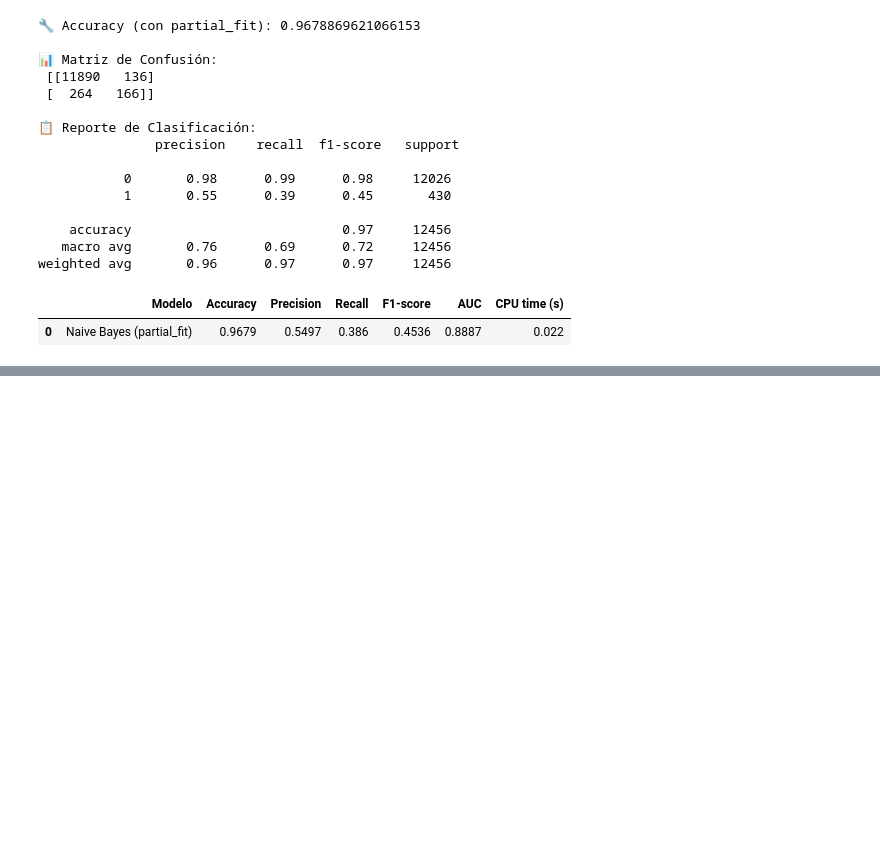
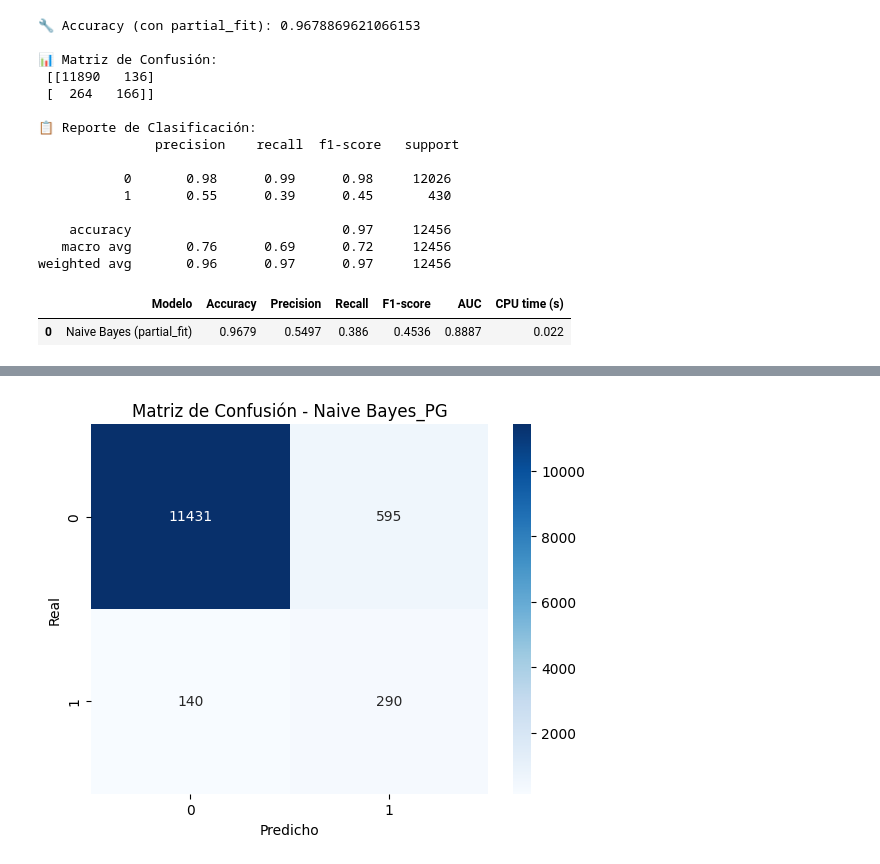
Before and after one commit to jthowinsson/Tornado_Forecast, a Jupyter notebook: docs/Naive_Bayes.ipynb, the cells around one changed output, grey strips where cells are left out. Drawn from its saved outputs; the diff is of its cells as text; code cells hidden in the pictures; blank space fills up the shorter version.

```diff
--- a/docs/Naive_Bayes.ipynb
+++ b/docs/Naive_Bayes.ipynb
@@ -340,0 +415,10 @@ Para este caso específico, no se justifica el uso de partial_fit() en términos
+# %%
+# 🔲 MATRIZ DE CONFUSIÓN
+cm = confusion_matrix(y_test, y_pred)
+sns.heatmap(cm, annot=True, fmt='g', cmap='Blues')
+plt.title('Matriz de Confusión - Naive Bayes_PG')
+plt.xlabel('Predicho')
+plt.ylabel('Real')
+plt.show()
+# %% [output]
+[figure, added]
```
Also changed, not shown: parts of 18 cells of this notebook, 6 other files.
